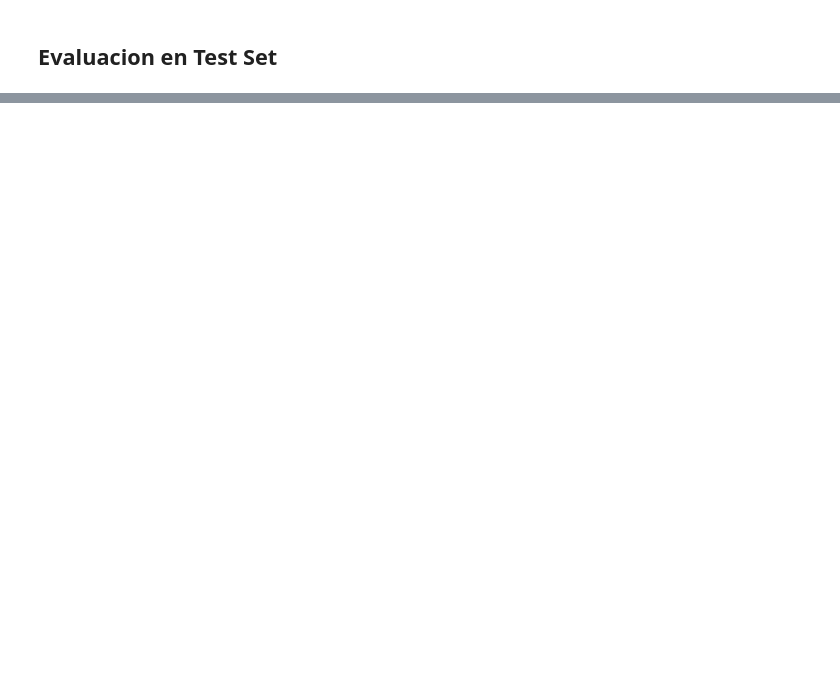
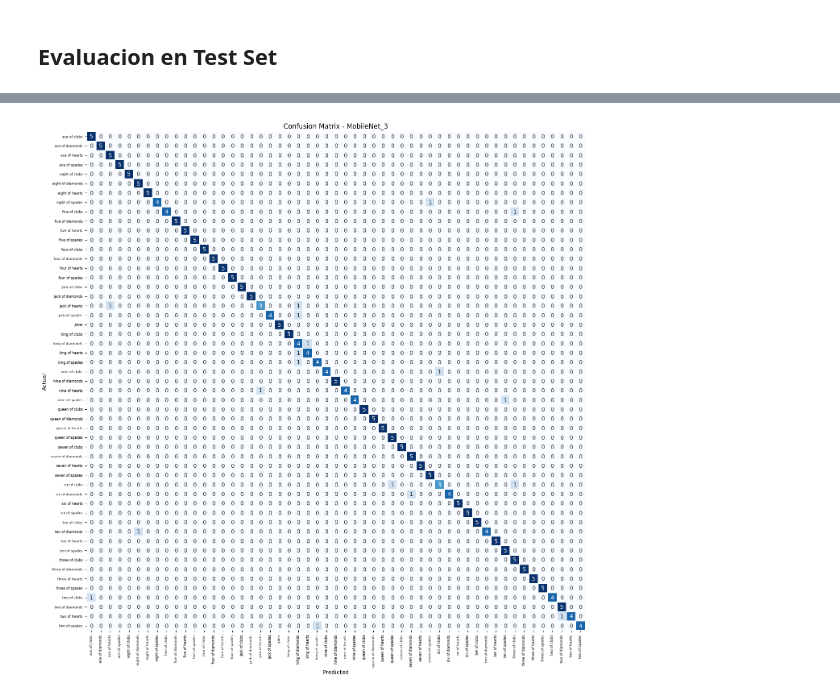
Before and after one commit to moisesbritez92/deep_learning_nbs, a Jupyter notebook: Notebooks/CNN-Cards/02_finetune_mobilenet.ipynb, the cells around one changed output, grey strips where cells are left out. Drawn from its saved outputs; the diff is of its cells as text; code cells hidden in the pictures; blank space fills up the shorter version.

```diff
--- a/Notebooks/CNN-Cards/02_finetune_mobilenet.ipynb
+++ b/Notebooks/CNN-Cards/02_finetune_mobilenet.ipynb
@@ -287,11 +403,12 @@ mn_sgd.compile(
 # %%
 # Cargar mejor modelo
 best_model = tf.keras.models.load_model(os.path.join(path_models, name + '.h5'))
-
+sgd_model = tf.keras.models.load_model(os.path.join(path_models, name_sgd + '.h5'))
 # Evaluar
 _, acc_improved = best_model.evaluate(test_dataset)
-
+_, acc_sgd = sgd_model.evaluate(test_dataset)
 print(f'\n=== Comparacion de resultados ===')
 print(f'Accuracy original (MobileNet_2): {acc_original:.4f}')
 print(f'Accuracy mejorado (MobileNet_3): {acc_improved:.4f}')
+print(f'Accuracy con SGD: {acc_sgd:.4f}')
 print(f'Mejora: {(acc_improved - acc_original)*100:.2f}%')
@@ -317,8 +451,9 @@ def show_matrix(model, dataframe):
     pred_text = [keys_array[value] for value in pred_labels]
     cf = confusion_matrix(true_text, pred_text, labels=keys_array)
     fig, ax = plt.subplots(figsize=(14, 14))
-    sns.heatmap(cf, annot=False, square=True, cbar=True,
-                cmap=plt.cm.Blues, xticklabels=keys_array, yticklabels=keys_array, ax=ax)
+    sns.heatmap(cf, annot=True, square=True, cbar=False,
+                cmap=plt.cm.Blues, xticklabels=keys_array, yticklabels=keys_array, ax=ax,
+                fmt='', linewidths=0.1)
     ax.set_ylabel('Actual')
     ax.set_xlabel('Predicted')
     ax.set_title(f'Confusion Matrix - {name}')
@@ -332,0 +508,4 @@ show_matrix(best_model, test_dataset)
+# %%
+show_matrix(sgd_model, test_dataset)
+# %% [output]
+[figure, added]
```
Also changed, not shown: parts of 15 cells of this notebook, 38 other files.
